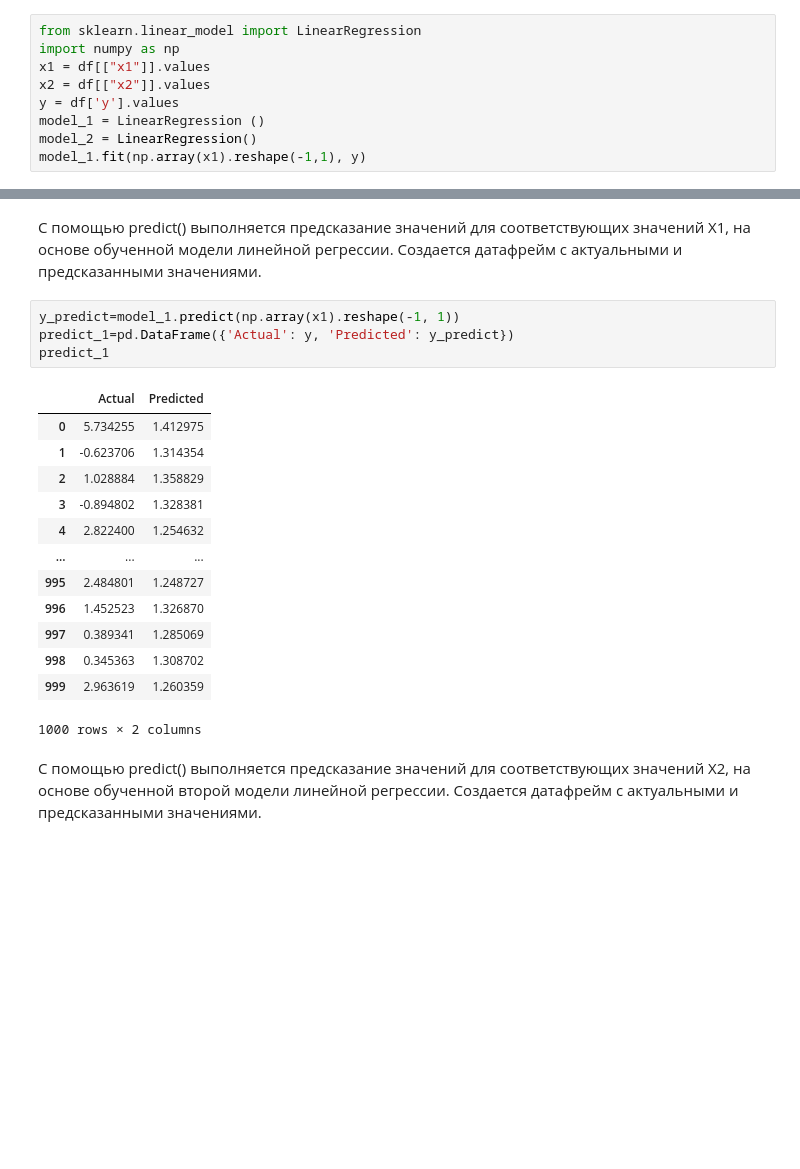
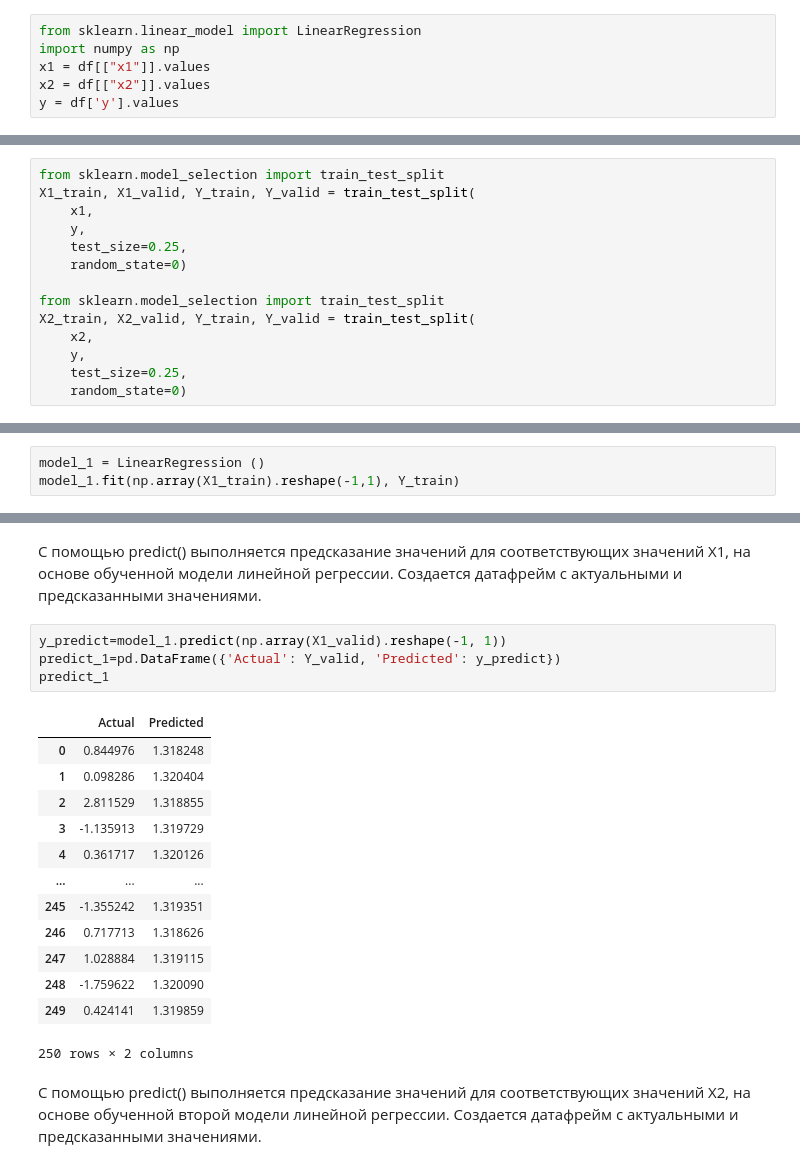
Before and after one commit to pol1np/Data_analysis, a Jupyter notebook: ЛР3_Проценко_1.ipynb, the cells around one changed output, grey strips where cells are left out. Cells and saved outputs as stored; diff of their text form; blank space fills up the shorter version.

```diff
--- a/ЛР3_Проценко_1.ipynb
+++ b/ЛР3_Проценко_1.ipynb
@@ -36,6 +34,3 @@ import numpy as np
 x1 = df[["x1"]].values
 x2 = df[["x2"]].values
 y = df['y'].values
-model_1 = LinearRegression ()
-model_2 = LinearRegression()
-model_1.fit(np.array(x1).reshape(-1,1), y)
@@ -43,0 +39,14 @@ LinearRegression()
+# %%
+from sklearn.model_selection import train_test_split
+X1_train, X1_valid, Y_train, Y_valid = train_test_split(
+    x1,
+    y,
+    test_size=0.25,
+    random_state=0)
+
+from sklearn.model_selection import train_test_split
+X2_train, X2_valid, Y_train, Y_valid = train_test_split(
+    x2,
+    y,
+    test_size=0.25,
+    random_state=0)
@@ -43,0 +56,3 @@ LinearRegression()
+# %%
+model_1 = LinearRegression ()
+model_1.fit(np.array(X1_train).reshape(-1,1), Y_train)
@@ -50,23 +68,23 @@ LinearRegression()
 # %% [markdown]
 С помощью predict() выполняется предсказание значений для соответствующих значений X1, на основе обученной модели линейной регрессии. Создается датафрейм с актуальными и предсказанными значениями.
 # %%
-y_predict=model_1.predict(np.array(x1).reshape(-1, 1))
-predict_1=pd.DataFrame({'Actual': y, 'Predicted': y_predict})
+y_predict=model_1.predict(np.array(X1_valid).reshape(-1, 1))
+predict_1=pd.DataFrame({'Actual': Y_valid, 'Predicted': y_predict})
 predict_1
 # %% [output]
 |  | Actual | Predicted |
-| 0 | 5.734255 | 1.412975 |
-| 1 | -0.623706 | 1.314354 |
-| 2 | 1.028884 | 1.358829 |
-| 3 | -0.894802 | 1.328381 |
-| 4 | 2.822400 | 1.254632 |
+| 0 | 0.844976 | 1.318248 |
+| 1 | 0.098286 | 1.320404 |
+| 2 | 2.811529 | 1.318855 |
+| 3 | -1.135913 | 1.319729 |
+| 4 | 0.361717 | 1.320126 |
 | ... | ... | ... |
-| 995 | 2.484801 | 1.248727 |
-| 996 | 1.452523 | 1.326870 |
-| 997 | 0.389341 | 1.285069 |
-| 998 | 0.345363 | 1.308702 |
-| 999 | 2.963619 | 1.260359 |
+| 245 | -1.355242 | 1.319351 |
+| 246 | 0.717713 | 1.318626 |
+| 247 | 1.028884 | 1.319115 |
+| 248 | -1.759622 | 1.320090 |
+| 249 | 0.424141 | 1.319859 |
-1000 rows × 2 columns
+250 rows × 2 columns
 # %% [markdown]
 С помощью predict() выполняется предсказание значений для соответствующих значений X2, на основе обученной второй модели линейной регрессии. Создается датафрейм с актуальными и предсказанными значениями.
 # %%
```
Also changed, not shown: parts of 35 cells of this notebook.
